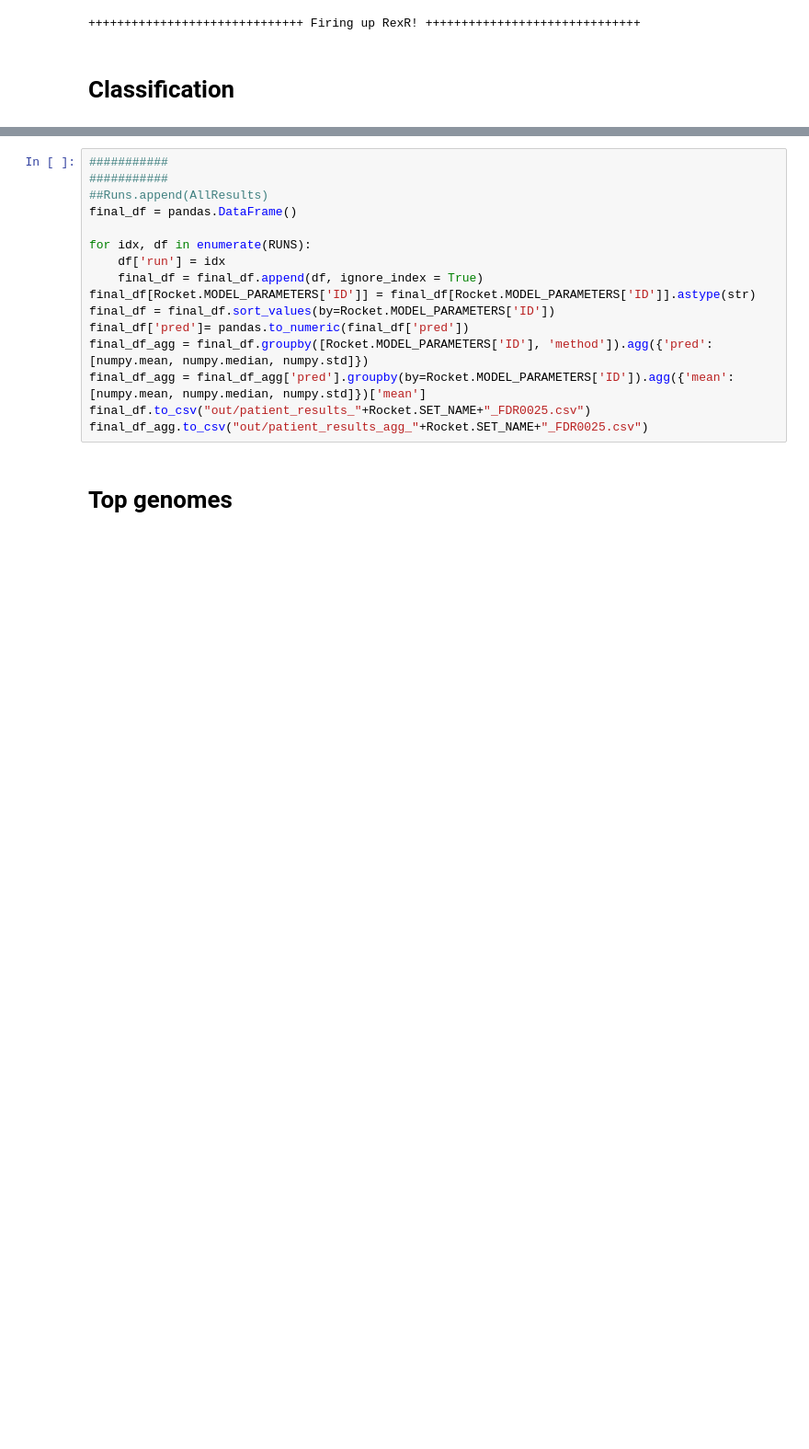
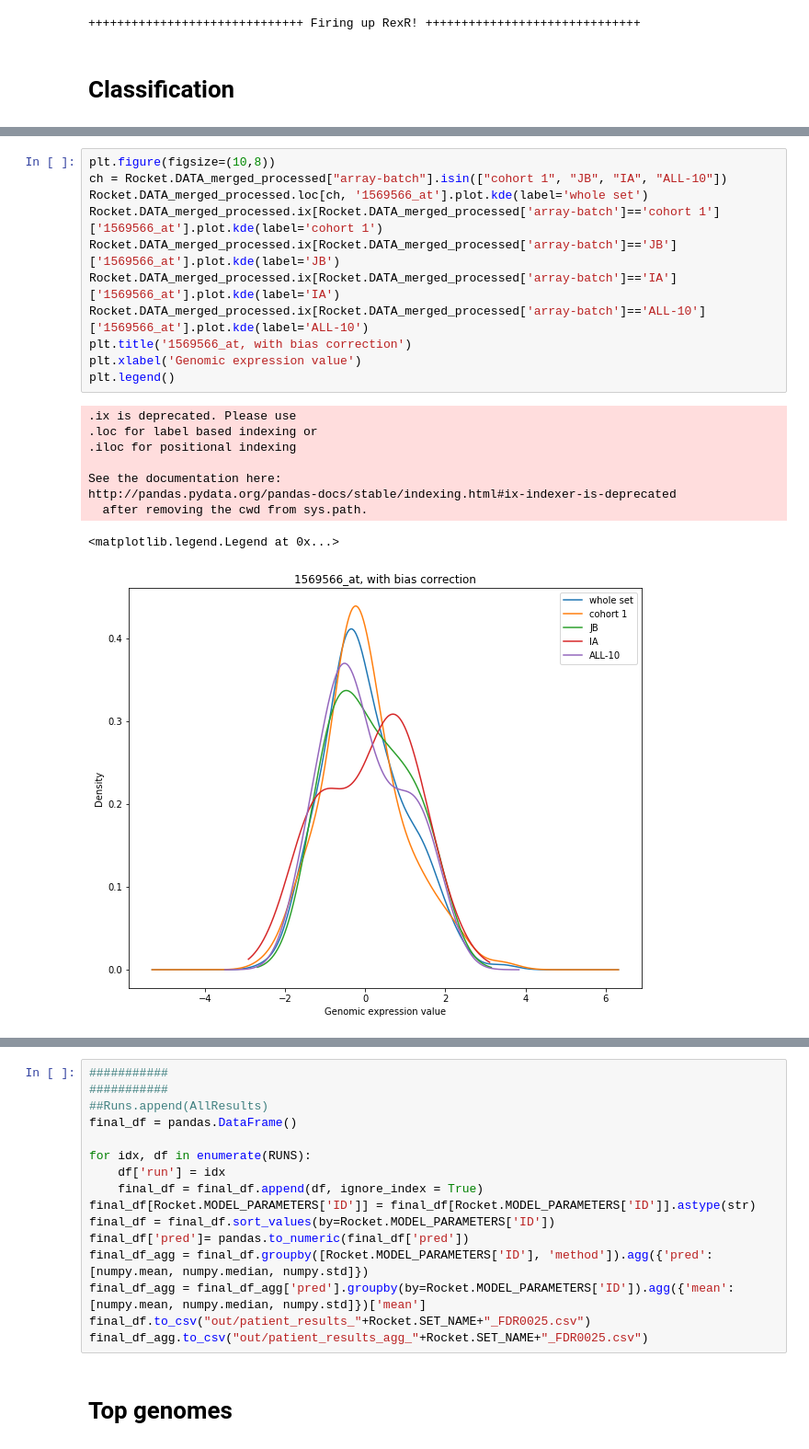
Before and after one commit to bramiozo/RexR, a Jupyter notebook: notebook.ipynb, the cells around one changed output, grey strips where cells are left out. Shown at 92% size. Drawn from its saved outputs; the diff is of its cells as text; blank space fills up the shorter version.

Commit message:
updates wrt documentation

```diff
--- a/notebook.ipynb
+++ b/notebook.ipynb
@@ -38,0 +58,21 @@ DIMRED_DICT = {"type": DIM_TYPE, "n_comp": DIM_NUM}
+# %%
+plt.figure(figsize=(10,8))
+ch = Rocket.DATA_merged_processed["array-batch"].isin(["cohort 1", "JB", "IA", "ALL-10"])
+Rocket.DATA_merged_processed.loc[ch, '1569566_at'].plot.kde(label='whole set')
+Rocket.DATA_merged_processed.ix[Rocket.DATA_merged_processed['array-batch']=='cohort 1']['1569566_at'].plot.kde(label='cohort 1')
+Rocket.DATA_merged_processed.ix[Rocket.DATA_merged_processed['array-batch']=='JB']['1569566_at'].plot.kde(label='JB')
+Rocket.DATA_merged_processed.ix[Rocket.DATA_merged_processed['array-batch']=='IA']['1569566_at'].plot.kde(label='IA')
+Rocket.DATA_merged_processed.ix[Rocket.DATA_merged_processed['array-batch']=='ALL-10']['1569566_at'].plot.kde(label='ALL-10')
+plt.title('1569566_at, with bias correction')
+plt.xlabel('Genomic expression value')
+plt.legend()
+# %% [output]
+.ix is deprecated. Please use
+.loc for label based indexing or
+.iloc for positional indexing
+
+See the documentation here:
+http://pandas.pydata.org/pandas-docs/stable/indexing.html#ix-indexer-is-deprecated
+  after removing the cwd from sys.path.
+<matplotlib.legend.Legend at 0x...>
+[figure, added]
```
Also changed, not shown: parts of 10 cells of this notebook, 15 other files.
